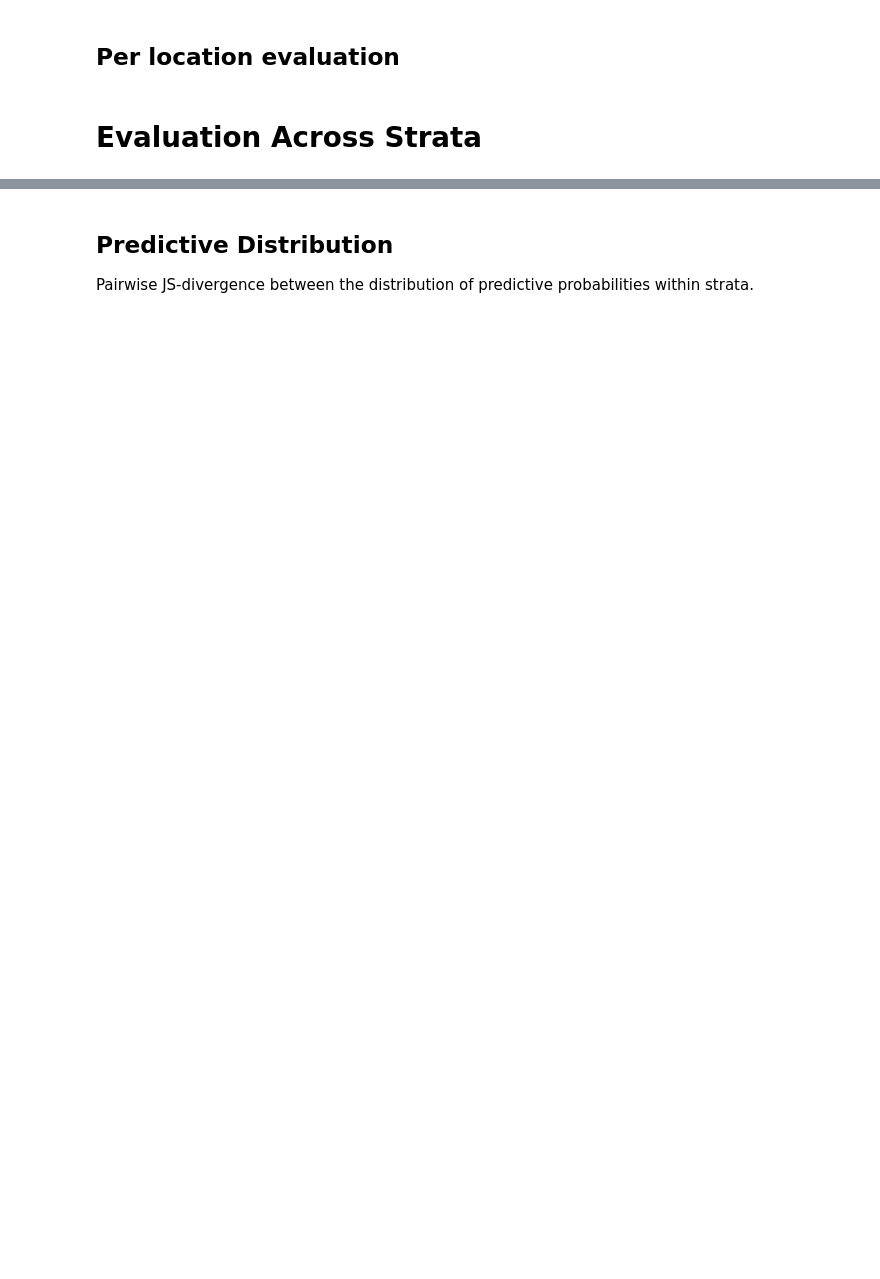
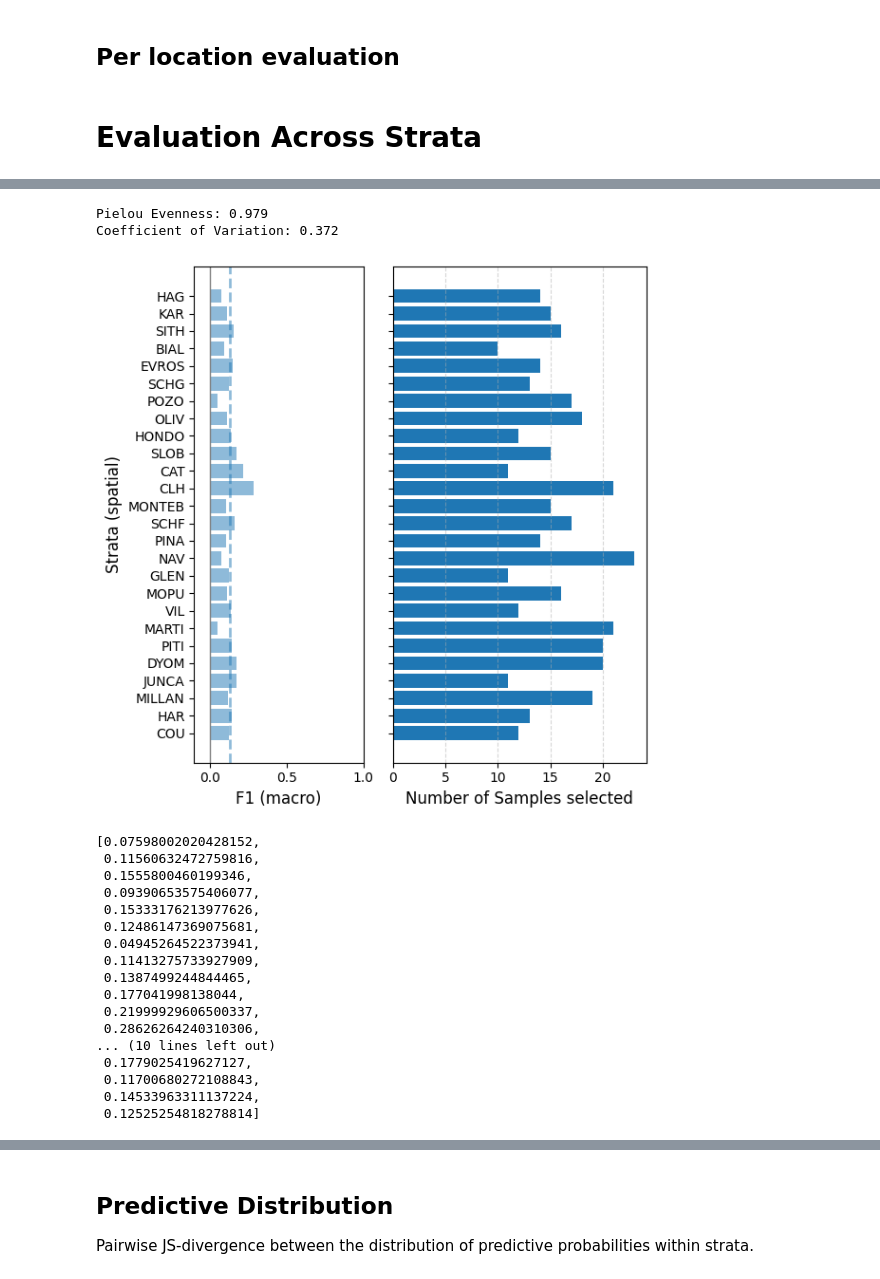
Before and after one commit to BenMcEwen1/Stratified-Sampling, a Jupyter notebook: spatiotemporal_stratified.ipynb, the cells around one changed output, grey strips where cells are left out. Cells and saved outputs as stored; diff of their text form; code cells hidden in the pictures; blank space fills up the shorter version.

```diff
--- a/spatiotemporal_stratified.ipynb
+++ b/spatiotemporal_stratified.ipynb
@@ -654,3 +649,26 @@ Coefficient of Variation: 0.203
+# %%
+stratified_evaluation_with_variance(sorted_indices, all_predictions, all_labels, indices_selected=strata_idx, init_mAP=None, metric="F1 (macro)", plot=True, strata_mode=strata_mode)
+# %% [output]
+Pielou Evenness: 0.979
+Coefficient of Variation: 0.372
+[figure, added]
+[0.07598002020428152,
+ 0.11560632472759816,
+ 0.1555800460199346,
+ 0.09390653575406077,
+ 0.15333176213977626,
+ 0.12486147369075681,
+ 0.04945264522373941,
+ 0.11413275733927909,
+ 0.1387499244844465,
+ 0.177041998138044,
+ 0.21999929606500337,
+ 0.28626264240310306,
+... (10 lines left out)
+ 0.1779025419627127,
+ 0.11700680272108843,
+ 0.14533963311137224,
+ 0.12525254818278814]
 # %%
 
 def mutual_information(sorted_indices, y):
```
Also changed, not shown: parts of 26 cells of this notebook, 7 other files.
